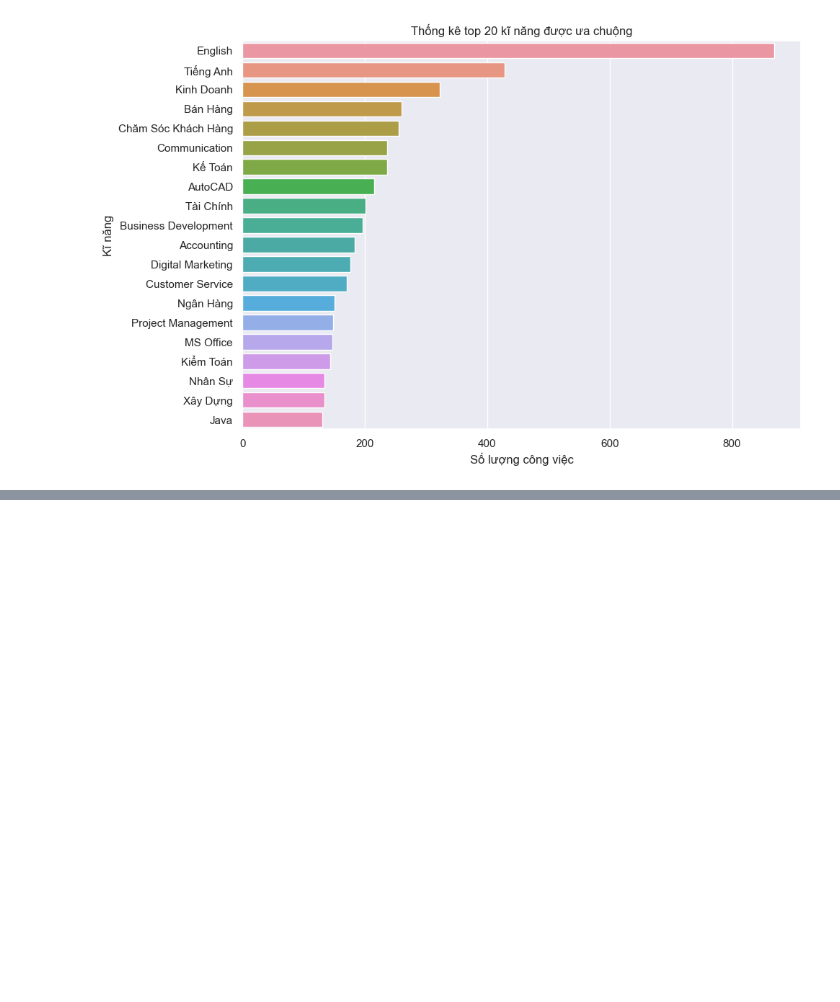
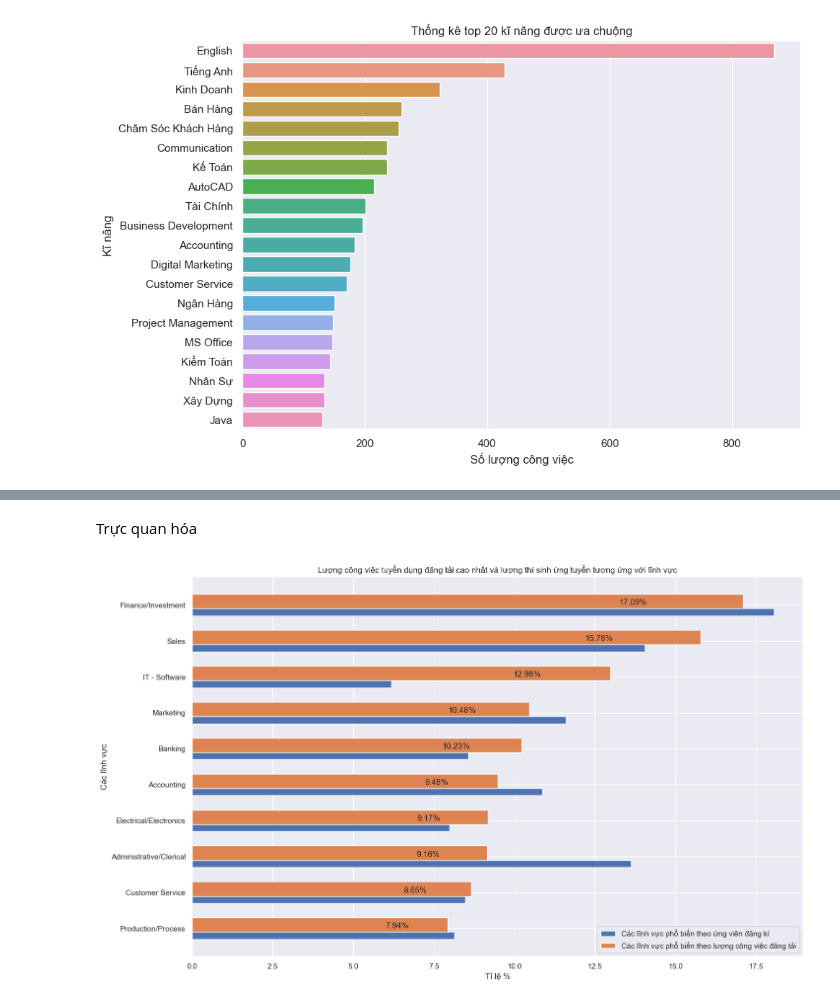
Before and after one commit to HoangPhuc0304/NMKHDL-2022, a Jupyter notebook: Data_Visualization.ipynb, the cells around one changed output, grey strips where cells are left out. Drawn from its saved outputs; the diff is of its cells as text; code cells hidden in the pictures; blank space fills up the shorter version.

```diff
--- a/Data_Visualization.ipynb
+++ b/Data_Visualization.ipynb
@@ -335,0 +460,15 @@ plt.ylabel('Kĩ năng');
+# %%
+industries_applications_df = data_df[['industries','numOfApplications']].copy()
+
+industries_applications_df['numOfIndustries'] = 0
+industries_applications_df['industries'] = industries_applications_df['industries'].apply(lambda x : x.split(';'))
+industries_applications_df = industries_applications_df.explode('industries')
+industries_applications_df = pd.pivot_table(industries_applications_df,index=['industries'],aggfunc={'numOfApplications': np.sum,'numOfIndustries': len})
+industries_applications_df = industries_applications_df.sort_values(by='numOfIndustries',ascending=False)
+
+#Tính phần trăm số lượng công việc đăng tải và số lượng ứng viên đăng kí của từng lĩnh vực
+industries_applications_df['numOfApplications'] = industries_applications_df['numOfApplications'].apply(lambda x : round(100*(x / data_df['numOfApplications'].sum()),2))
+industries_applications_df['numOfIndustries'] = industries_applications_df['numOfIndustries'].apply(lambda x : round(100*(x / data_df.shape[0]),2))
+industries_applications_df.rename(columns = {'numOfApplications':'percentOfApplications', 'numOfIndustries':'percentOfIndustries'}, inplace = True)
+highest_industries_df = industries_applications_df[:10].sort_values(by='percentOfIndustries',ascending=False)
+highest_industries_df
@@ -335,0 +488,24 @@ plt.ylabel('Kĩ năng');
+# %% [markdown]
+Trực quan hóa
+# %%
+plt.figure(figsize = (16, 10))
+
+highest_industries_df = highest_industries_df.sort_values(by='percentOfIndustries',ascending=True)
+Y_axis = np.arange(len(highest_industries_df.index))
+
+plt.barh(Y_axis - 0.2, highest_industries_df['percentOfApplications'], 0.2)
+bar = plt.barh(Y_axis + 0.1, highest_industries_df['percentOfIndustries'], 0.4)
+for p in bar:
+    width = p.get_width()
+    height = p.get_height()
+    x, y = p.get_xy()
+    plt.text(x + width * 4/5, y + height / 4, f'{width}%', ha='center')
+
+plt.yticks(Y_axis, highest_industries_df.index)
+plt.xlabel("Tỉ lệ %")
+plt.ylabel('Các lĩnh vực')
+plt.title('Lượng công việc tuyển dụng đăng tải cao nhất và lượng thí sinh ứng tuyển tương ứng với lĩnh vực')
+plt.legend(labels=['Các lĩnh vực phổ biến theo ứng viên đăng kí','Các lĩnh vực phổ biến theo lượng công việc đăng tải'],loc='lower right',fancybox=True)
+plt.show()
+# %% [output]
+[figure, added]
```
Also changed, not shown: parts of 18 cells of this notebook.
